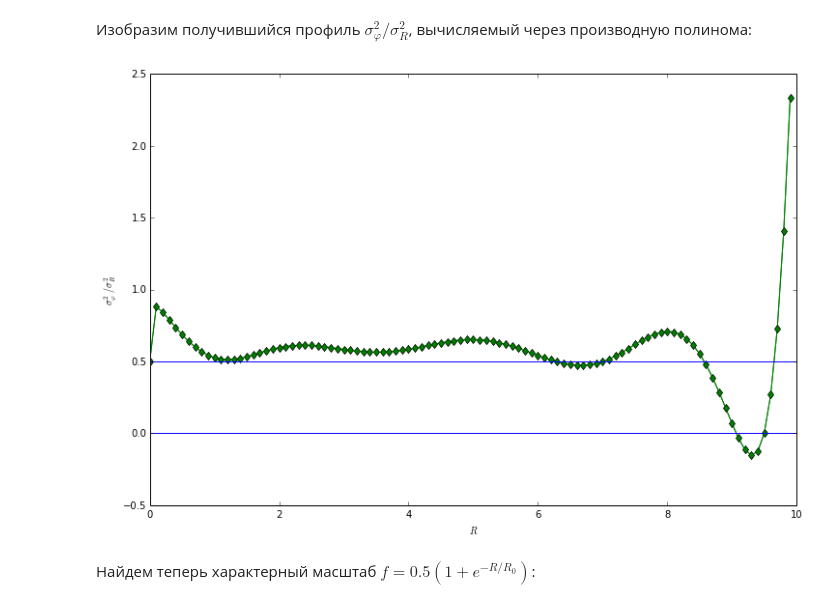
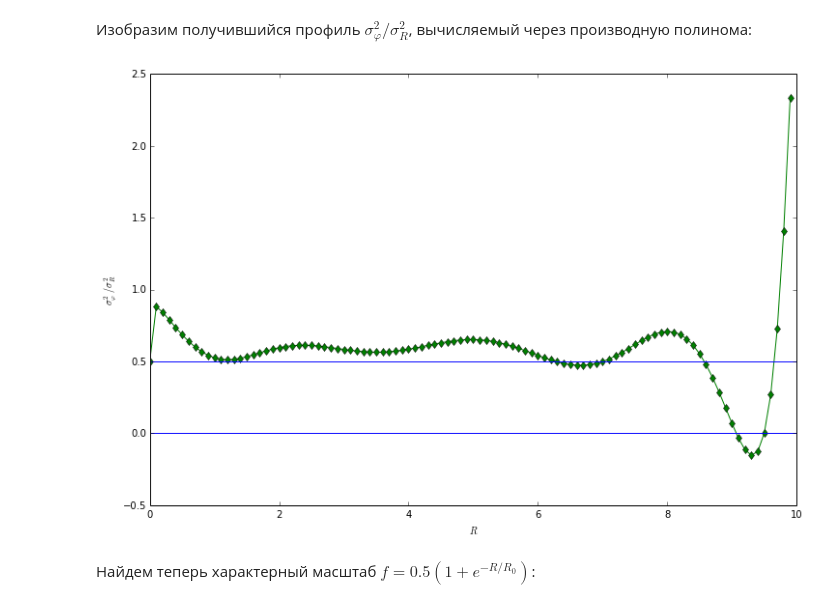
Before and after one commit to Amarchuk/2FInstability, a Jupyter notebook: notebooks/2FI Model galaxy.ipynb, the cells around one changed output. Drawn from its saved outputs; the diff is of its cells as text; code cells hidden in the pictures.

```diff
--- a/notebooks/2FI Model galaxy.ipynb
+++ b/notebooks/2FI Model galaxy.ipynb
@@ -119,16 +119,15 @@ plt.show()
 # %%
 def sigPhi_to_sigR_real(R):
         return 0.5 * (1 + R*poly_star.deriv()(R) / poly_star(R))
 
-plt.plot(test_points, [sigPhi_to_sigR_real(R) for R in test_points], 'd-', color='green')
 plt.plot(test_points, [sigPhi_to_sigR_real(R) for R in test_points], 'd-', color='green')
 plt.axhline(y=0.5)
 plt.axhline(y=0.0)
 plt.xlabel('$R$')
 plt.ylabel(r"$\sigma_{\varphi}^2/\sigma_{R}^2$")
 plt.show()
 # %% [output]
-[figure, old version]
+[figure, new version]
 # %% [markdown]
 Найдем теперь характерный масштаб $f=0.5(1+e^{-R/R_{0}})$:
 # %%
```
Also changed, not shown: parts of 5 cells of this notebook, 3 other files.
